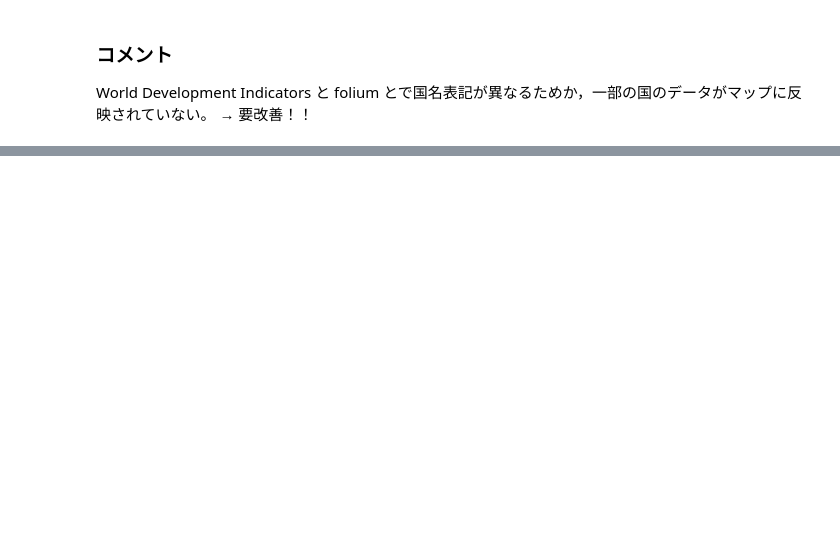
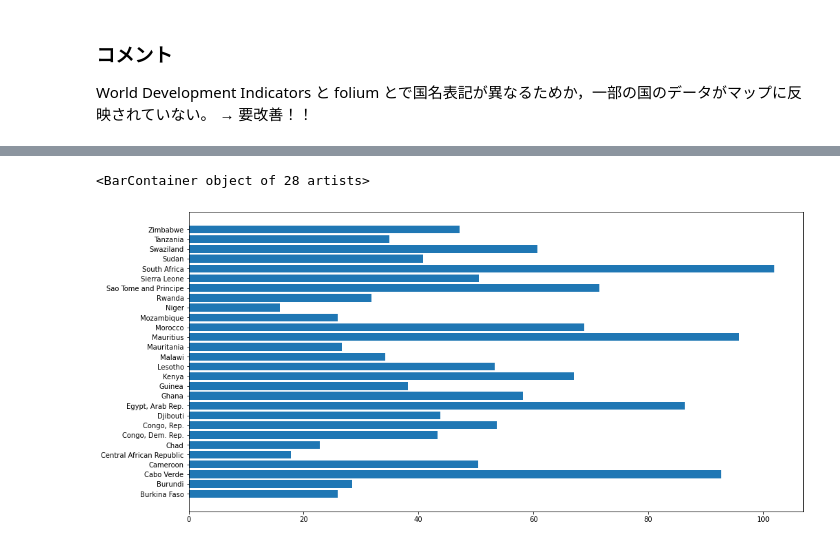
Before and after one commit to ymuto0302/base2_2020, a Jupyter notebook: GIS4_WDI.ipynb, the cells around one changed output, grey strips where cells are left out. Saved outputs shown, nothing was run; the diff lists cells and outputs as text; code cells hidden in the pictures; blank space fills up the shorter version.

```diff
--- a/GIS4_WDI.ipynb
+++ b/GIS4_WDI.ipynb
@@ -384,0 +603,23 @@ World Development Indicators と folium とで国名表記が異なるためか
+# %%
+import pandas as pd
+indicators = pd.read_csv("WorldDevelopmentIndicators/Indicators.csv")
+
+# Access to electricity (% of population) を取り出す
+data = indicators[indicators['IndicatorCode'] == 'SE.SEC.ENRR']
+
+# 2012年のデータのみに絞り込む
+data = data[data['Year'] == 2012]
+
+# 予め国コードを修正
+data.replace({'CountryCode':{'ZAR':'COD'}}, inplace=True)
+
+###############################################
+# アフリカのみを取り出したい！
+
+africa = pd.read_csv('Africa.csv')
+
+# アフリカの国コード
+africa_iso_a3 = africa['alpha-3']
+
+# CountryCode が「アフリカ諸国の国コードのリスト」に含まれるデータのみ取り出す
+africa_data = data[data['CountryCode'].isin(africa_iso_a3)]
@@ -384,0 +635,6 @@ World Development Indicators と folium とで国名表記が異なるためか
+# %%
+fig, ax = plt.subplots(1, figsize=(16,8))
+ax.barh(africa_data['CountryName'], africa_data['Value'])
+# %% [output]
+<BarContainer object of 28 artists>
+[figure, added]
```
Also changed, not shown: parts of 27 cells of this notebook.
